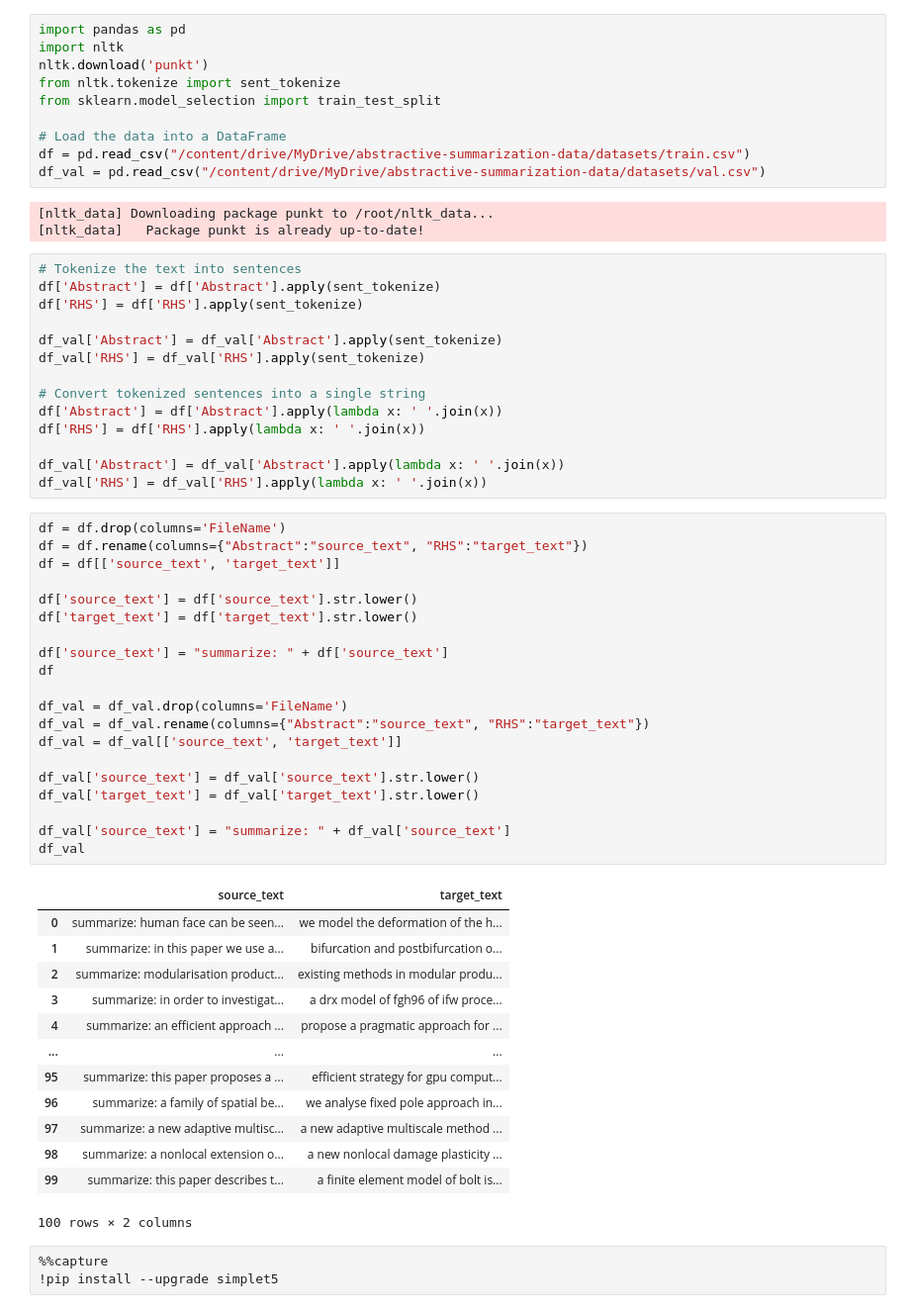
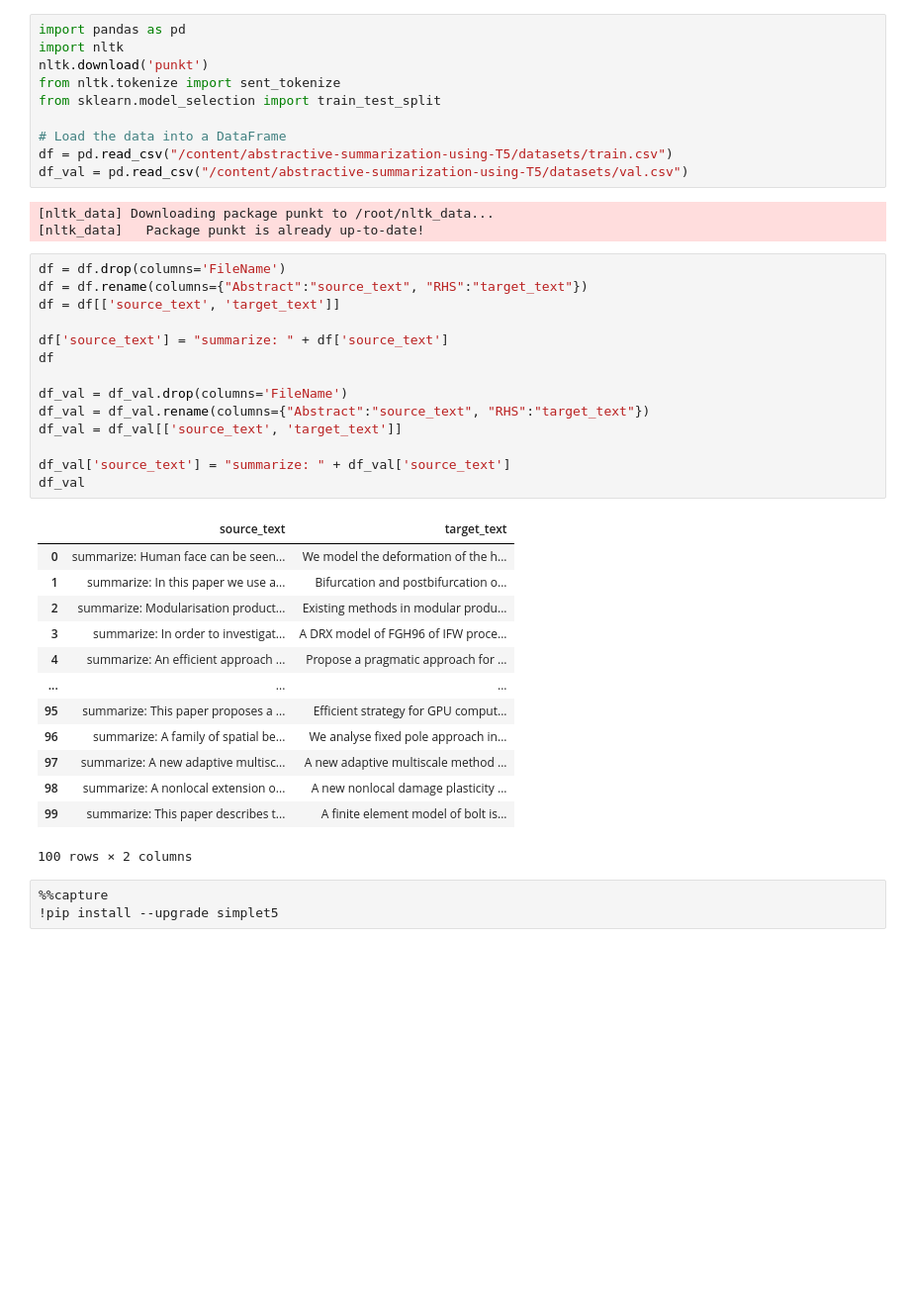
Before and after one commit to harshbansal7/abstractive-summarization-using-T5, a Jupyter notebook: abstractive_summarization_using_t5.ipynb, the cells around one changed output. Shown at 99% size. Cells and saved outputs as stored; diff of their text form; blank space fills up the shorter version.

```diff
--- a/abstractive_summarization_using_t5.ipynb
+++ b/abstractive_summarization_using_t5.ipynb
@@ -13,58 +15,38 @@ from nltk.tokenize import sent_tokenize
 from sklearn.model_selection import train_test_split
 
 # Load the data into a DataFrame
-df = pd.read_csv("/content/drive/MyDrive/abstractive-summarization-data/datasets/train.csv")
-df_val = pd.read_csv("/content/drive/MyDrive/abstractive-summarization-data/datasets/val.csv")
+df = pd.read_csv("/content/abstractive-summarization-using-T5/datasets/train.csv")
+df_val = pd.read_csv("/content/abstractive-summarization-using-T5/datasets/val.csv")
 # %% [output]
 [nltk_data] Downloading package punkt to /root/nltk_data...
 [nltk_data]   Package punkt is already up-to-date!
-# %%
-# Tokenize the text into sentences
-df['Abstract'] = df['Abstract'].apply(sent_tokenize)
-df['RHS'] = df['RHS'].apply(sent_tokenize)
-
-df_val['Abstract'] = df_val['Abstract'].apply(sent_tokenize)
-df_val['RHS'] = df_val['RHS'].apply(sent_tokenize)
-
-# Convert tokenized sentences into a single string
-df['Abstract'] = df['Abstract'].apply(lambda x: ' '.join(x))
-df['RHS'] = df['RHS'].apply(lambda x: ' '.join(x))
-
-df_val['Abstract'] = df_val['Abstract'].apply(lambda x: ' '.join(x))
-df_val['RHS'] = df_val['RHS'].apply(lambda x: ' '.join(x))
 # %%
 df = df.drop(columns='FileName')
 df = df.rename(columns={"Abstract":"source_text", "RHS":"target_text"})
 df = df[['source_text', 'target_text']]
-
-df['source_text'] = df['source_text'].str.lower()
-df['target_text'] = df['target_text'].str.lower()
 
 df['source_text'] = "summarize: " + df['source_text']
 df
 
 df_val = df_val.drop(columns='FileName')
 df_val = df_val.rename(columns={"Abstract":"source_text", "RHS":"target_text"})
 df_val = df_val[['source_text', 'target_text']]
 
-df_val['source_text'] = df_val['source_text'].str.lower()
-df_val['target_text'] = df_val['target_text'].str.lower()
-
 df_val['source_text'] = "summarize: " + df_val['source_text']
 df_val
 # %% [output]
 |  | source_text | target_text |
-| 0 | summarize: human face can be seen... | we model the deformation of the h... |
-| 1 | summarize: in this paper we use a... | bifurcation and postbifurcation o... |
-| 2 | summarize: modularisation product... | existing methods in modular produ... |
-| 3 | summarize: in order to investigat... | a drx model of fgh96 of ifw proce... |
-| 4 | summarize: an efficient approach ... | propose a pragmatic approach for ... |
+| 0 | summarize: Human face can be seen... | We model the deformation of the h... |
+| 1 | summarize: In this paper we use a... | Bifurcation and postbifurcation o... |
+| 2 | summarize: Modularisation product... | Existing methods in modular produ... |
+| 3 | summarize: In order to investigat... | A DRX model of FGH96 of IFW proce... |
+| 4 | summarize: An efficient approach ... | Propose a pragmatic approach for ... |
 | ... | ... | ... |
-| 95 | summarize: this paper proposes a ... | efficient strategy for gpu comput... |
-| 96 | summarize: a family of spatial be... | we analyse fixed pole approach in... |
-| 97 | summarize: a new adaptive multisc... | a new adaptive multiscale method ... |
-| 98 | summarize: a nonlocal extension o... | a new nonlocal damage plasticity ... |
-| 99 | summarize: this paper describes t... | a finite element model of bolt is... |
+| 95 | summarize: This paper proposes a ... | Efficient strategy for GPU comput... |
+| 96 | summarize: A family of spatial be... | We analyse fixed pole approach in... |
+| 97 | summarize: A new adaptive multisc... | A new adaptive multiscale method ... |
+| 98 | summarize: A nonlocal extension o... | A new nonlocal damage plasticity ... |
+| 99 | summarize: This paper describes t... | A finite element model of bolt is... |
 100 rows × 2 columns
 # %%
 %%capture
```
Also changed, not shown: parts of 15 cells of this notebook.
